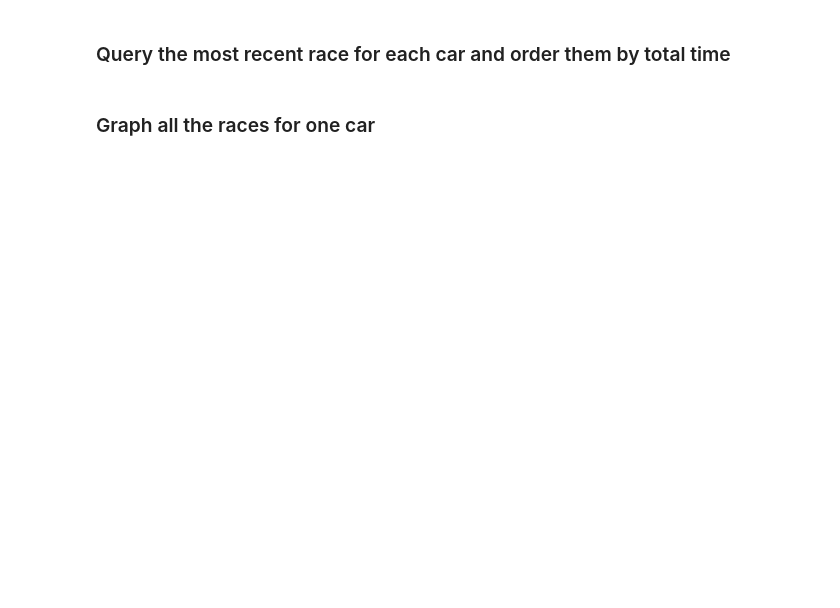
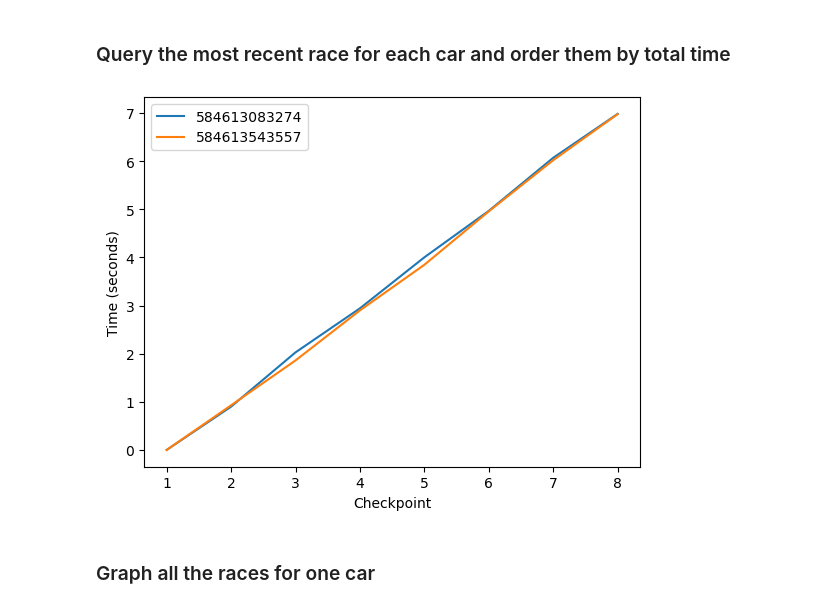
Before and after one commit to GoogleCloudPlatform/devrel-demos, a Jupyter notebook: data-analytics/data-dash/data_dash.ipynb, the cells around one changed output. Saved outputs shown, nothing was run; the diff lists cells and outputs as text; code cells hidden in the pictures; blank space fills up the shorter version.

```diff
--- a/data-analytics/data-dash/data_dash.ipynb
+++ b/data-analytics/data-dash/data_dash.ipynb
@@ -181,16 +245,25 @@ graphRaces(races)
 # %% [markdown]
 ### Query the most recent race for each car and order them by total time
 # %%
-recentRaces = spark.sql(
-    "SELECT * FROM races "
-    "WHERE (_rowkey, car_id) IN ( "
-    "   SELECT MAX(_rowkey), car_id "
-    "   FROM races "
-    "   GROUP BY car_id) "
-)
-# recentRaces.show()
+recent_races = spark.sql("""
+    SELECT
+        *
+    FROM
+        races
+    WHERE (_rowkey, car_id) IN (
+        SELECT
+           MAX(_rowkey),
+           car_id
+        FROM
+            races
+        GROUP BY car_id
+    )
+""")
 
-graphRacesByCar(recentRaces)
+
+graph_races_by_car(recent_races)
+# %% [output]
+[figure, added]
 # %% [markdown]
 ### Graph all the races for one car
 # %%
```
Also changed, not shown: parts of 19 cells of this notebook.
